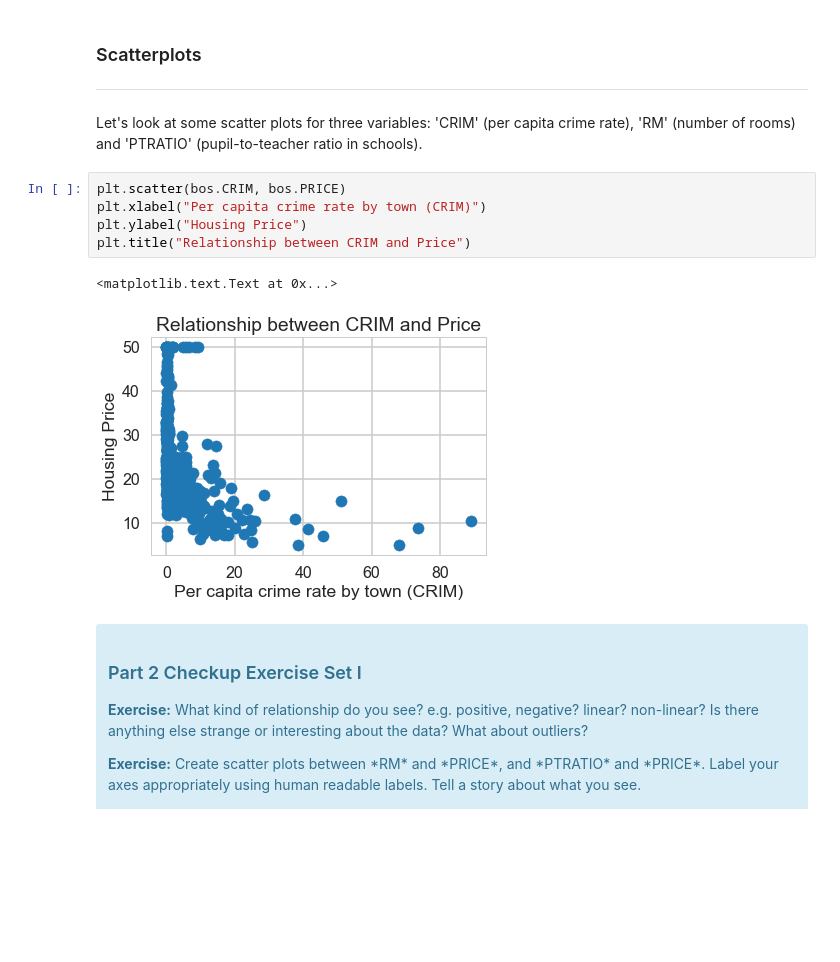
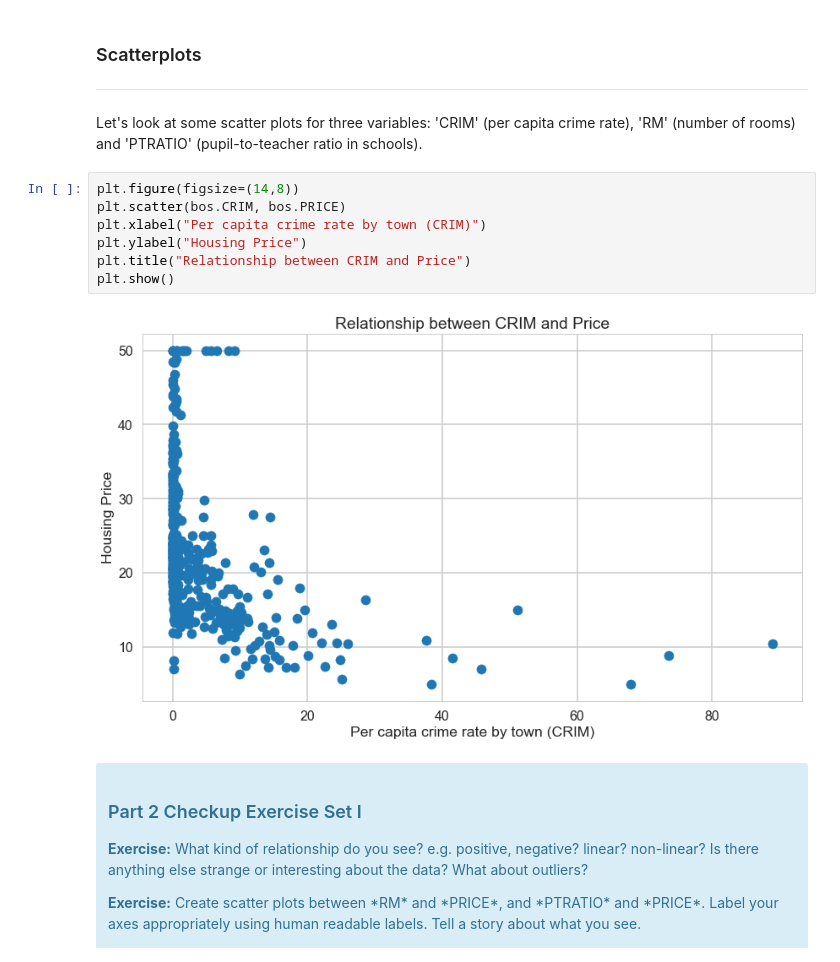
Before and after one commit to isabelvanzijl/Springboard_Other, a Jupyter notebook: Linear_Regression/Mini_Project_Linear_Regression.ipynb, the cells around one changed output. Saved outputs shown, nothing was run; the diff lists cells and outputs as text; blank space fills up the shorter version.

```diff
--- a/Linear_Regression/Mini_Project_Linear_Regression.ipynb
+++ b/Linear_Regression/Mini_Project_Linear_Regression.ipynb
@@ -258,13 +258,14 @@ bos.describe()
 
 Let's look at some scatter plots for three variables: 'CRIM' (per capita crime rate), 'RM' (number of rooms) and 'PTRATIO' (pupil-to-teacher ratio in schools).
 # %%
+plt.figure(figsize=(14,8))
 plt.scatter(bos.CRIM, bos.PRICE)
 plt.xlabel("Per capita crime rate by town (CRIM)")
 plt.ylabel("Housing Price")
 plt.title("Relationship between CRIM and Price")
+plt.show()
 # %% [output]
-<matplotlib.text.Text at 0x...>
-[figure, old version]
+[figure, new version]
 # %% [markdown]
 <div class="span5 alert alert-info">
 <h3>Part 2 Checkup Exercise Set I</h3>
```
Also changed, not shown: parts of 28 cells of this notebook.
